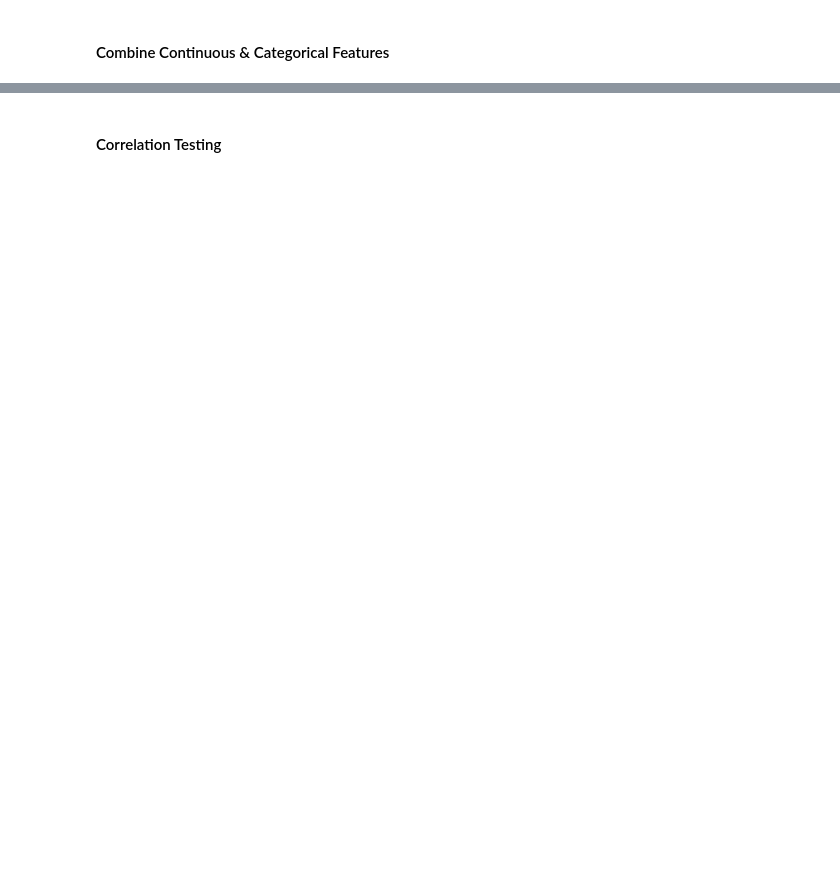
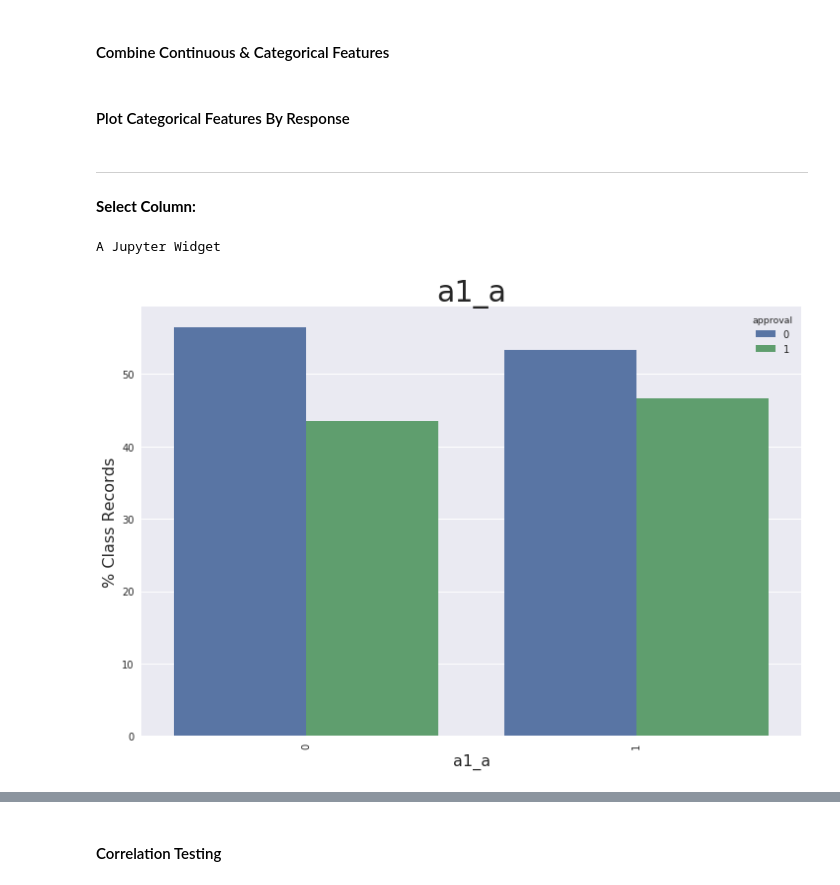
Before and after one commit to jvawdrey/gpdb5-demo, a Jupyter notebook: docker-jupyter/notebooks/Modeling Workflow Example - Greenplum Database.ipynb, the cells around one changed output, grey strips where cells are left out. Drawn from its saved outputs; the diff is of its cells as text; code cells hidden in the pictures; blank space fills up the shorter version.

```diff
--- a/docker-jupyter/notebooks/Modeling Workflow Example - Greenplum Database.ipynb
+++ b/docker-jupyter/notebooks/Modeling Workflow Example - Greenplum Database.ipynb
@@ -570,3 +596,73 @@ query = """
     USING (_id);
 """
 cur.execute(query)
+# %% [markdown]
+<a id="fe_cats_dep"></a>
+#### Plot Categorical Features By Response
+# %%
+def bar_plot_groupby(data, title,x,xLabel,y,yLabel,groupby,color=None,axisRotation=90):
+
+    # Bar plot
+    pylab.rcParams['figure.figsize'] = (12, 8)
+    seq_col_brew = sns.color_palette("Blues_r", 1)
+    sns.color_palette(seq_col_brew)
+    if color != None:
+        plt = sns.barplot(x=x, y=y, data=data, color=color, hue=groupby)
+    else:
+        plt = sns.barplot(x=x, y=y, data=data, hue=groupby)
+
+    # titles
+    plt.set_title(title,fontsize=30)
+    plt.set_xlabel(xLabel,fontsize=16)
+    plt.set_ylabel(yLabel,fontsize=16)
+
+    # rotate x axis labels
+    for item in plt.get_xticklabels():
+        item.set_rotation(axisRotation)
+
+    # remove scientific notation
+    plt.ticklabel_format(style='plain', axis='y')
+
+def get_cat_gb_data_frame(col):
+    query = """
+        SELECT *
+              ,round((record_count * 100.0) / sum(record_count) OVER(PARTITION BY col),2) AS perc_records
+        FROM (
+            SELECT {} AS col
+                  ,approval
+                  ,count(*) AS record_count
+            FROM public.model_inputs
+            GROUP BY 1,2
+        ) foo
+        ORDER BY 1,2
+    """.format(col)
+    cur.execute(query)
+
+    colnames = [desc[0] for desc in cur.description]
+    return pd.DataFrame(cur.fetchall(), columns=colnames)
+
+def on_cat_gb_selection(res):
+    if res['type'] == 'change' and res['name'] == 'value':
+        clear_output()
+        printmd("-----\n **Select Column:**")
+        display(catGPDropdown)
+        df = get_cat_gb_data_frame(res['new'])
+        bar_plot_groupby(df,res['new'],"col",res['new'],"perc_records","% Class Records", "approval")
+
+catGPDropdown = widgets.Dropdown(
+    options=catFeatureNames,
+    value=catFeatureNames[0],
+    description='Column:',
+    disabled=False,
+)
+
+catGPDropdown.observe(on_cat_gb_selection)
+printmd("-----\n **Select Column:**")
+display(catGPDropdown)
+df = get_cat_gb_data_frame(catFeatureNames[0])
+bar_plot_groupby(df,catFeatureNames[0],"col",catFeatureNames[0],"perc_records","% Class Records","approval")
+# %% [output]
+-----
+ **Select Column:**
+A Jupyter Widget
+[figure, added]
```
Also changed, not shown: parts of 33 cells of this notebook.
